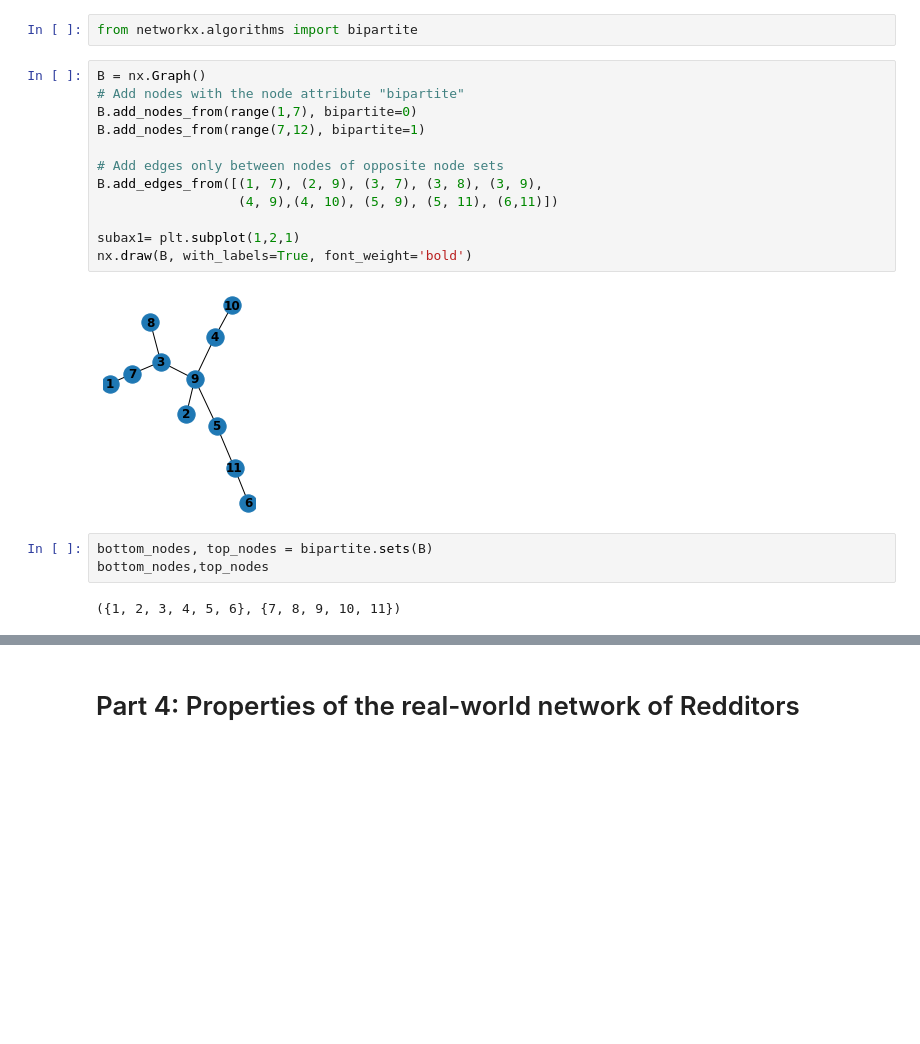
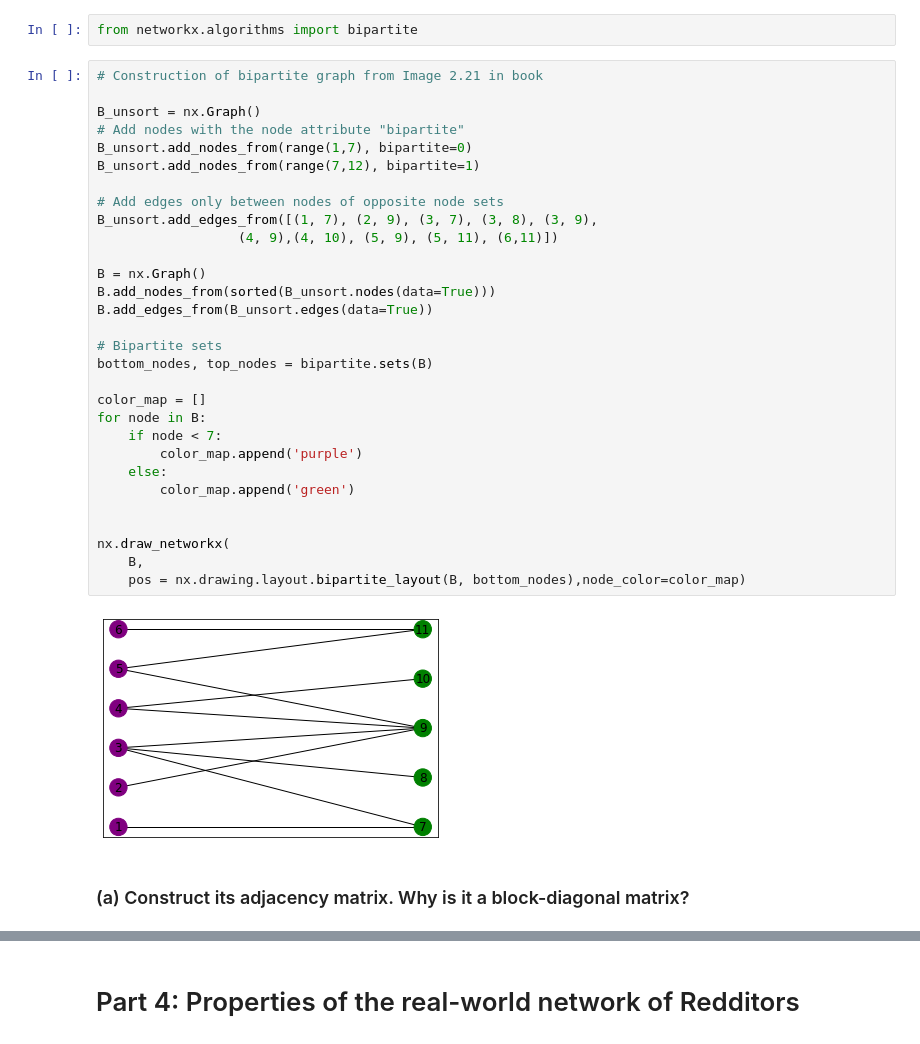
Before and after one commit to almafaz/CSSAssignments, a Jupyter notebook: Assignment1.ipynb, the cells around one changed output, grey strips where cells are left out. Cells and saved outputs as stored; diff of their text form; blank space fills up the shorter version.

```diff
--- a/Assignment1.ipynb
+++ b/Assignment1.ipynb
@@ -255,21 +339,36 @@ for path in nx.all_simple_paths(G2, source=1, target=3, cutoff=3):
 # %%
 from networkx.algorithms import bipartite
 # %%
-B = nx.Graph()
+# Construction of bipartite graph from Image 2.21 in book
+
+B_unsort = nx.Graph()
 # Add nodes with the node attribute "bipartite"
-B.add_nodes_from(range(1,7), bipartite=0)
-B.add_nodes_from(range(7,12), bipartite=1)
+B_unsort.add_nodes_from(range(1,7), bipartite=0)
+B_unsort.add_nodes_from(range(7,12), bipartite=1)
 
 # Add edges only between nodes of opposite node sets
-B.add_edges_from([(1, 7), (2, 9), (3, 7), (3, 8), (3, 9),
+B_unsort.add_edges_from([(1, 7), (2, 9), (3, 7), (3, 8), (3, 9),
                   (4, 9),(4, 10), (5, 9), (5, 11), (6,11)])
 
-subax1= plt.subplot(1,2,1)
-nx.draw(B, with_labels=True, font_weight='bold')
+B = nx.Graph()
+B.add_nodes_from(sorted(B_unsort.nodes(data=True)))
+B.add_edges_from(B_unsort.edges(data=True))
+
+# Bipartite sets
+bottom_nodes, top_nodes = bipartite.sets(B)
+
+color_map = []
+for node in B:
+    if node < 7:
+        color_map.append('purple')
+    else:
+        color_map.append('green')
+
+
+nx.draw_networkx(
+    B,
+    pos = nx.drawing.layout.bipartite_layout(B, bottom_nodes),node_color=color_map)
 # %% [output]
-[figure, old version]
+[figure, new version]
-# %%
-bottom_nodes, top_nodes = bipartite.sets(B)
-bottom_nodes,top_nodes
-# %% [output]
-({1, 2, 3, 4, 5, 6}, {7, 8, 9, 10, 11})
+# %% [markdown]
+### (a) Construct its adjacency matrix. Why is it a block-diagonal matrix?
```
Also changed, not shown: parts of 25 cells of this notebook, 2 other files.
